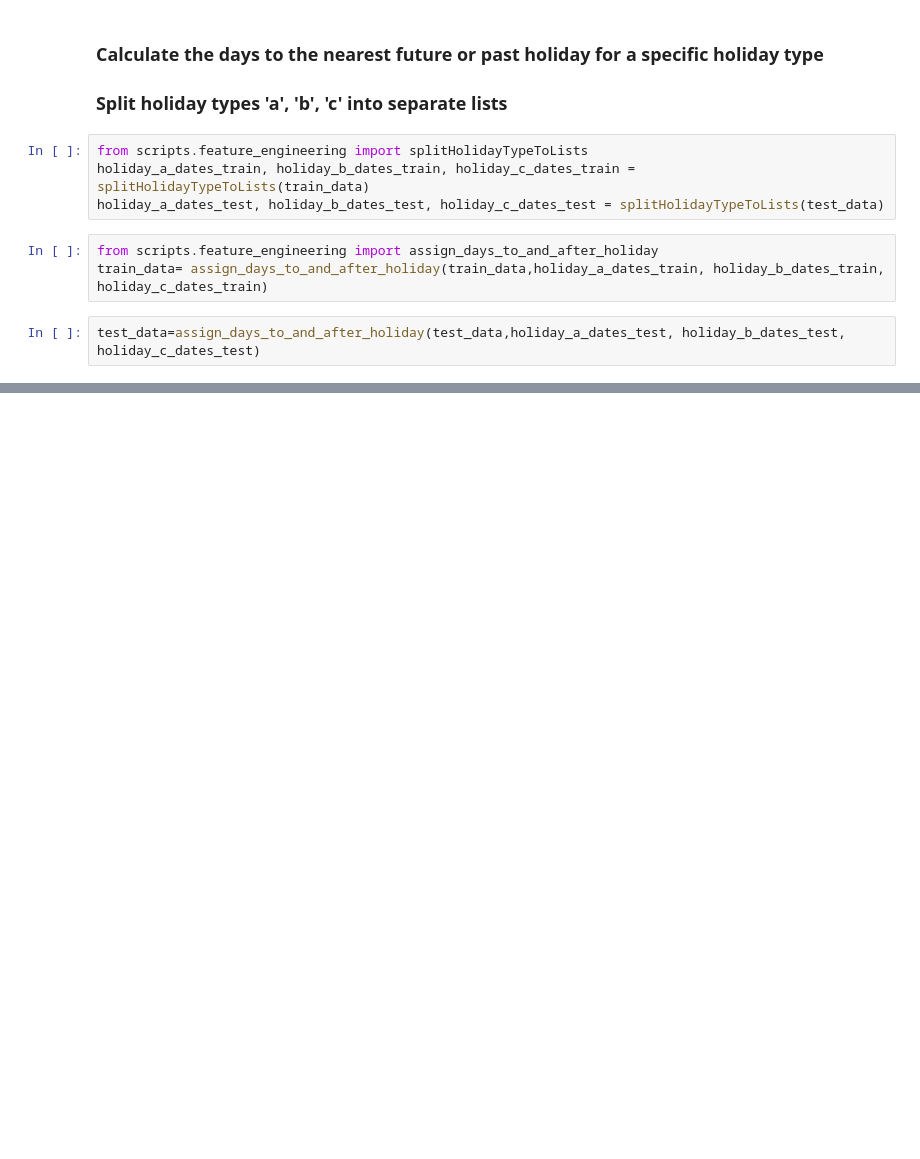
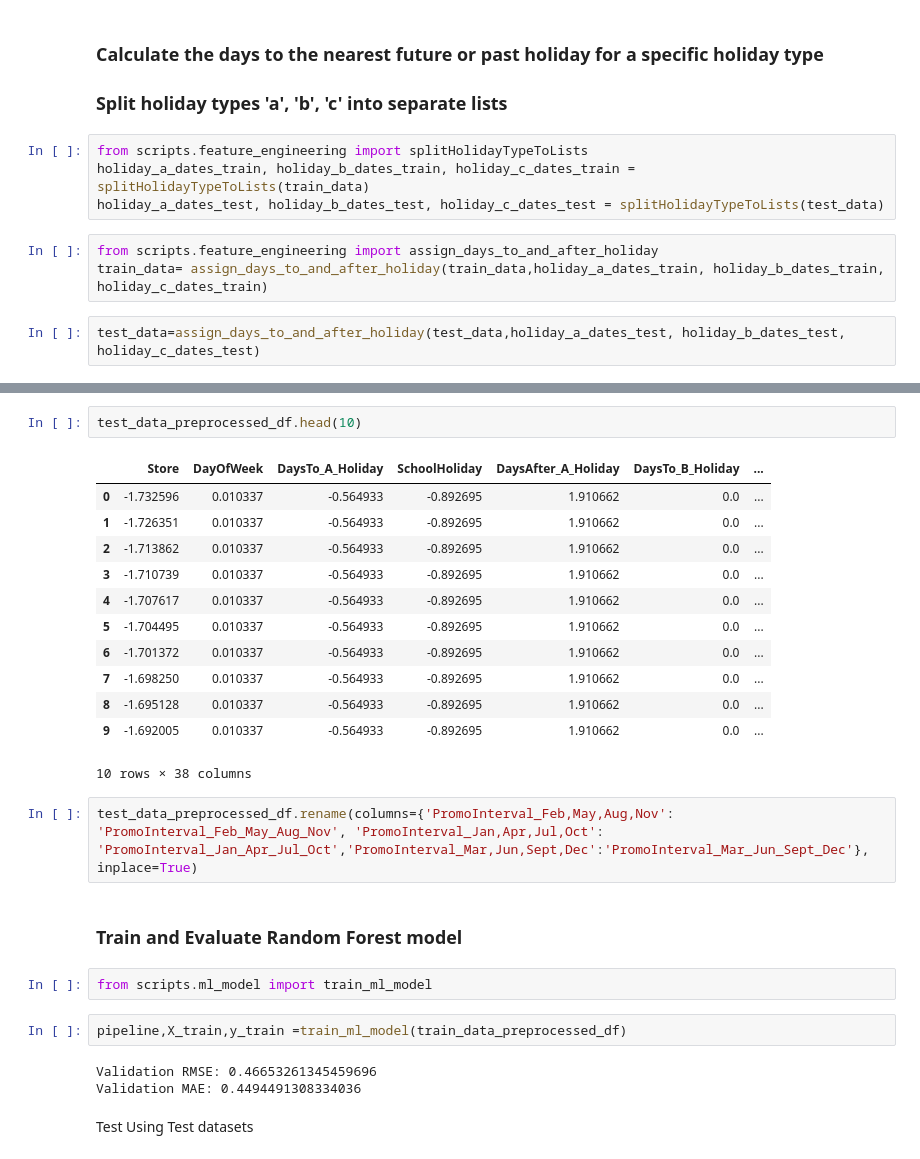
Before and after one commit to hanaDemma/Pharmaceuticals-finance-data-Analysis-week-4, a Jupyter notebook: notebooks/sales_prediction.ipynb, the cells around one changed output, grey strips where cells are left out. Drawn from its saved outputs; the diff is of its cells as text; blank space fills up the shorter version.

```diff
--- a/notebooks/sales_prediction.ipynb
+++ b/notebooks/sales_prediction.ipynb
@@ -224,0 +365,28 @@ test_data=assign_days_to_and_after_holiday(test_data,holiday_a_dates_test, holid
+# %%
+test_data_preprocessed_df.head(10)
+# %% [output]
+|  | Store | DayOfWeek | DaysTo_A_Holiday | SchoolHoliday | DaysAfter_A_Holiday | DaysTo_B_Holiday | ... |
+| 0 | -1.732596 | 0.010337 | -0.564933 | -0.892695 | 1.910662 | 0.0 | ... |
+| 1 | -1.726351 | 0.010337 | -0.564933 | -0.892695 | 1.910662 | 0.0 | ... |
+| 2 | -1.713862 | 0.010337 | -0.564933 | -0.892695 | 1.910662 | 0.0 | ... |
+| 3 | -1.710739 | 0.010337 | -0.564933 | -0.892695 | 1.910662 | 0.0 | ... |
+| 4 | -1.707617 | 0.010337 | -0.564933 | -0.892695 | 1.910662 | 0.0 | ... |
+| 5 | -1.704495 | 0.010337 | -0.564933 | -0.892695 | 1.910662 | 0.0 | ... |
+| 6 | -1.701372 | 0.010337 | -0.564933 | -0.892695 | 1.910662 | 0.0 | ... |
+| 7 | -1.698250 | 0.010337 | -0.564933 | -0.892695 | 1.910662 | 0.0 | ... |
+| 8 | -1.695128 | 0.010337 | -0.564933 | -0.892695 | 1.910662 | 0.0 | ... |
+| 9 | -1.692005 | 0.010337 | -0.564933 | -0.892695 | 1.910662 | 0.0 | ... |
+10 rows × 38 columns
+# %%
+test_data_preprocessed_df.rename(columns={'PromoInterval_Feb,May,Aug,Nov': 'PromoInterval_Feb_May_Aug_Nov', 'PromoInterval_Jan,Apr,Jul,Oct': 'PromoInterval_Jan_Apr_Jul_Oct','PromoInterval_Mar,Jun,Sept,Dec':'PromoInterval_Mar_Jun_Sept_Dec'}, inplace=True)
+# %% [markdown]
+### Train and Evaluate Random Forest model
+# %%
+from scripts.ml_model import train_ml_model
+# %%
+pipeline,X_train,y_train =train_ml_model(train_data_preprocessed_df)
+# %% [output]
+Validation RMSE: 0.46653261345459696
+Validation MAE: 0.4494491308334036
+# %% [markdown]
+Test Using Test datasets
```
Also changed, not shown: parts of 27 cells of this notebook, 3 other files.
